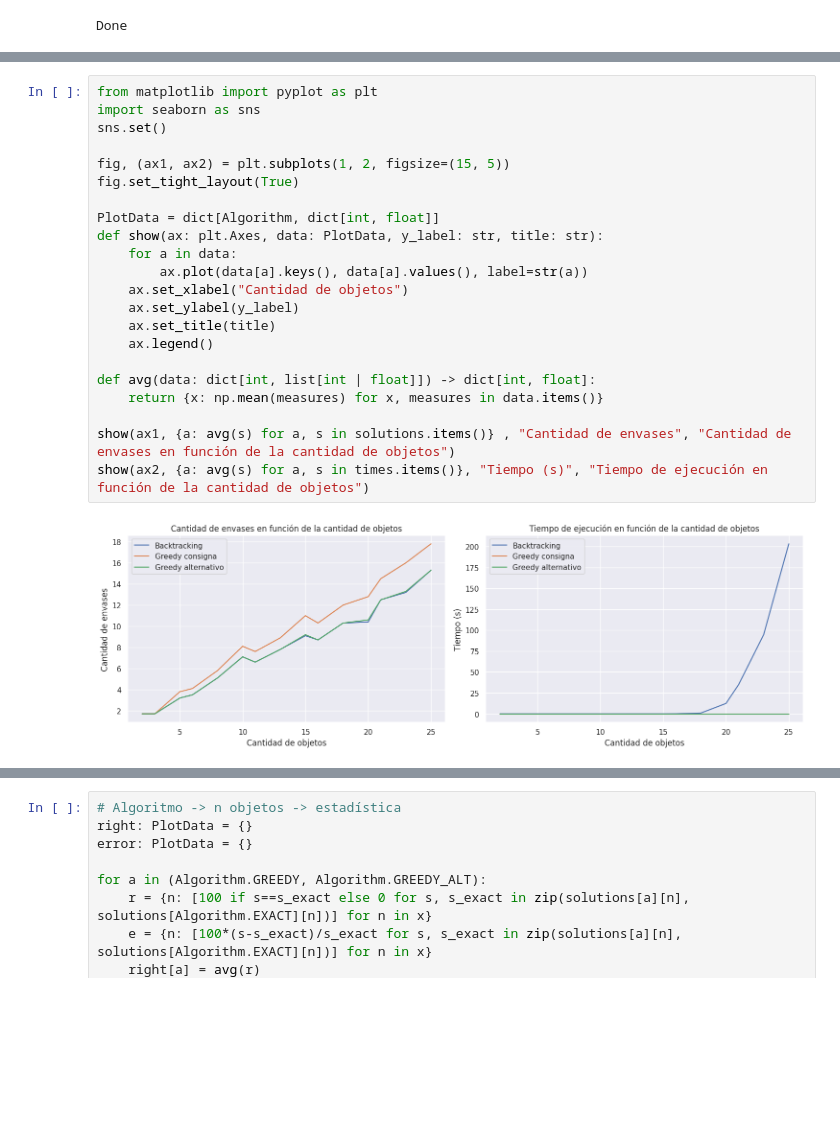
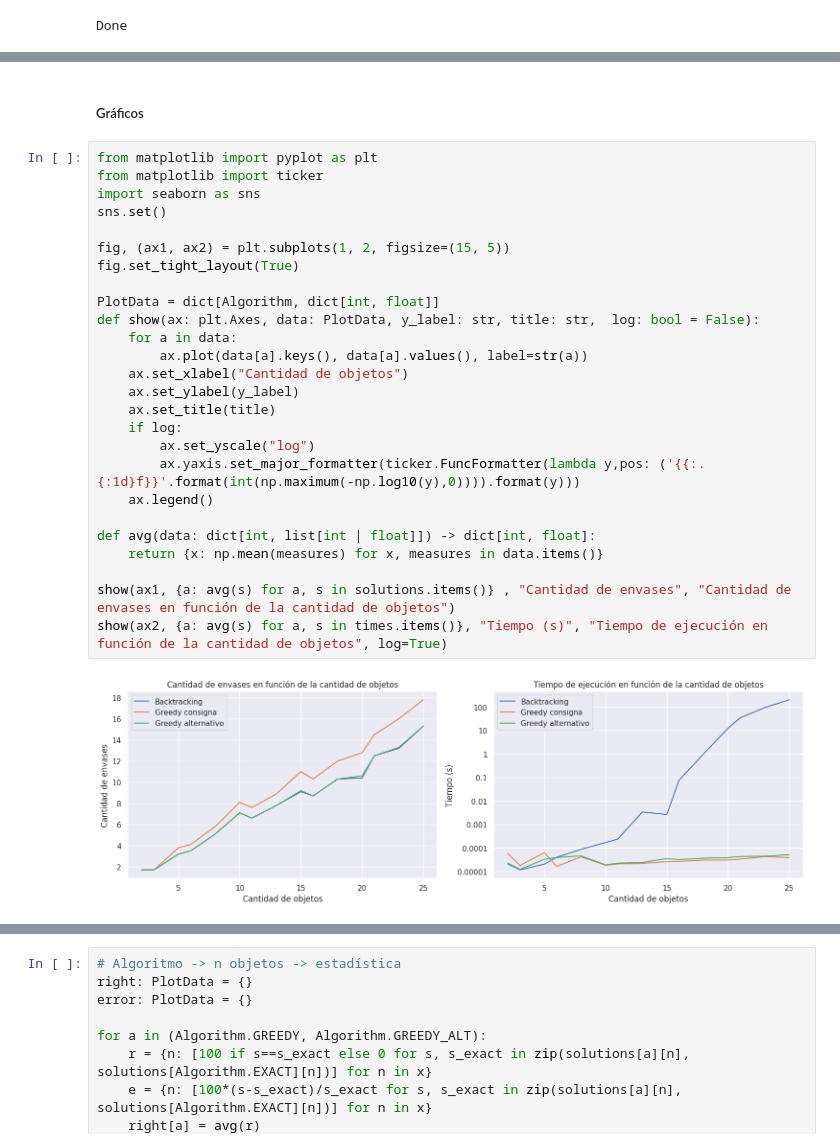
Before and after one commit to fdelu/tda-tp2, a Jupyter notebook: informe.ipynb, the cells around one changed output, grey strips where cells are left out. Drawn from its saved outputs; the diff is of its cells as text; blank space fills up the shorter version.

Commit message:
Add run with 25 objets, comments and save results

```diff
--- a/informe.ipynb
+++ b/informe.ipynb
@@ -272,24 +289,30 @@ Done
+# %% [markdown]
+##### Gráficos
 # %%
 from matplotlib import pyplot as plt
+from matplotlib import ticker
 import seaborn as sns
 sns.set()
 
 fig, (ax1, ax2) = plt.subplots(1, 2, figsize=(15, 5))
 fig.set_tight_layout(True)
 
 PlotData = dict[Algorithm, dict[int, float]]
-def show(ax: plt.Axes, data: PlotData, y_label: str, title: str):
+def show(ax: plt.Axes, data: PlotData, y_label: str, title: str,  log: bool = False):
     for a in data:
         ax.plot(data[a].keys(), data[a].values(), label=str(a))
     ax.set_xlabel("Cantidad de objetos")
     ax.set_ylabel(y_label)
     ax.set_title(title)
+    if log:
+        ax.set_yscale("log")
+        ax.yaxis.set_major_formatter(ticker.FuncFormatter(lambda y,pos: ('{{:.{:1d}f}}'.format(int(np.maximum(-np.log10(y),0)))).format(y)))
     ax.legend()
 
 def avg(data: dict[int, list[int | float]]) -> dict[int, float]:
     return {x: np.mean(measures) for x, measures in data.items()}
 
 show(ax1, {a: avg(s) for a, s in solutions.items()} , "Cantidad de envases", "Cantidad de envases en función de la cantidad de objetos")
-show(ax2, {a: avg(s) for a, s in times.items()}, "Tiempo (s)", "Tiempo de ejecución en función de la cantidad de objetos")
+show(ax2, {a: avg(s) for a, s in times.items()}, "Tiempo (s)", "Tiempo de ejecución en función de la cantidad de objetos", log=True)
 # %% [output]
-[figure, old version]
+[figure, new version]
```
Also changed, not shown: parts of 5 cells of this notebook, 2 other files.
